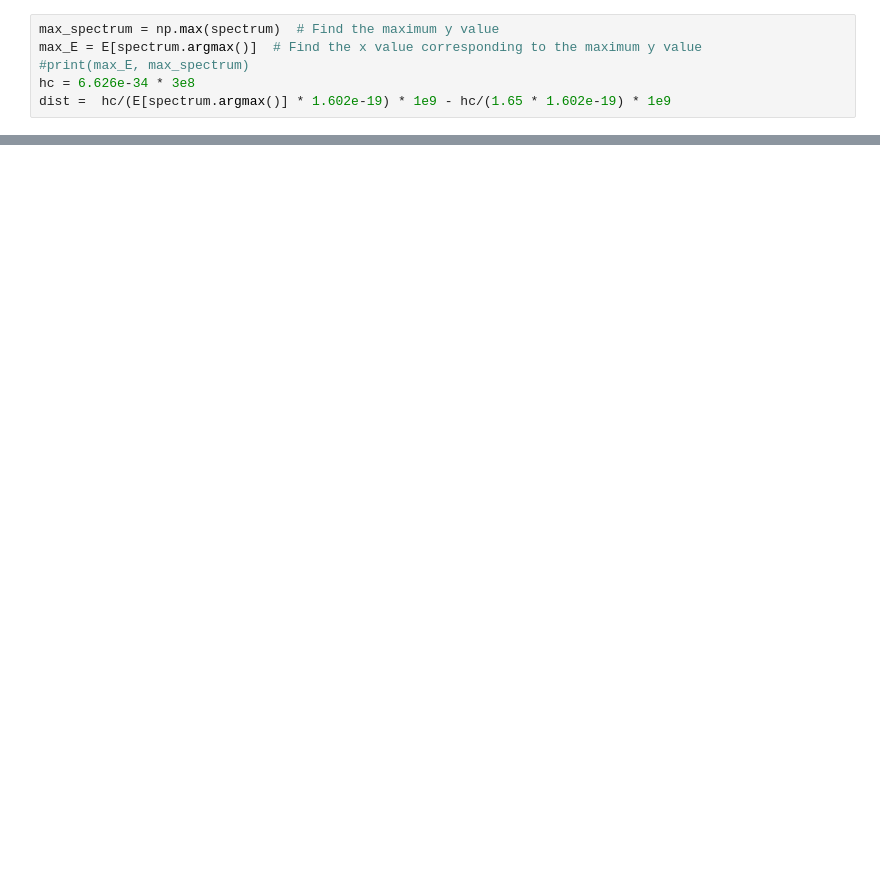
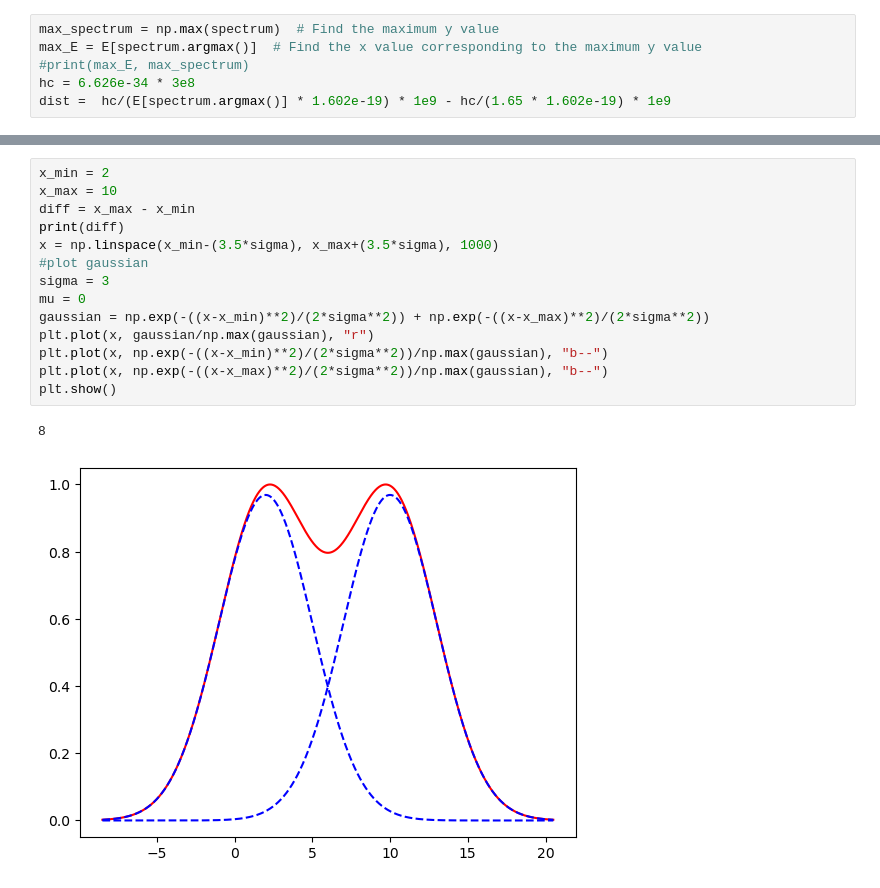
Before and after one commit to m02n1ng/mmfex, a Jupyter notebook: spectrum.ipynb, the cells around one changed output, grey strips where cells are left out. Saved outputs shown, nothing was run; the diff lists cells and outputs as text; blank space fills up the shorter version.

```diff
--- a/spectrum.ipynb
+++ b/spectrum.ipynb
@@ -96,0 +116,17 @@ dictionary["A"][0]
+# %%
+x_min = 2
+x_max = 10
+diff = x_max - x_min
+print(diff)
+x = np.linspace(x_min-(3.5*sigma), x_max+(3.5*sigma), 1000)
+#plot gaussian
+sigma = 3
+mu = 0
+gaussian = np.exp(-((x-x_min)**2)/(2*sigma**2)) + np.exp(-((x-x_max)**2)/(2*sigma**2))
+plt.plot(x, gaussian/np.max(gaussian), "r")
+plt.plot(x, np.exp(-((x-x_min)**2)/(2*sigma**2))/np.max(gaussian), "b--")
+plt.plot(x, np.exp(-((x-x_max)**2)/(2*sigma**2))/np.max(gaussian), "b--")
+plt.show()
+# %% [output]
+8
+[figure, added]
```
Also changed, not shown: parts of 7 cells of this notebook, 7 other files.
